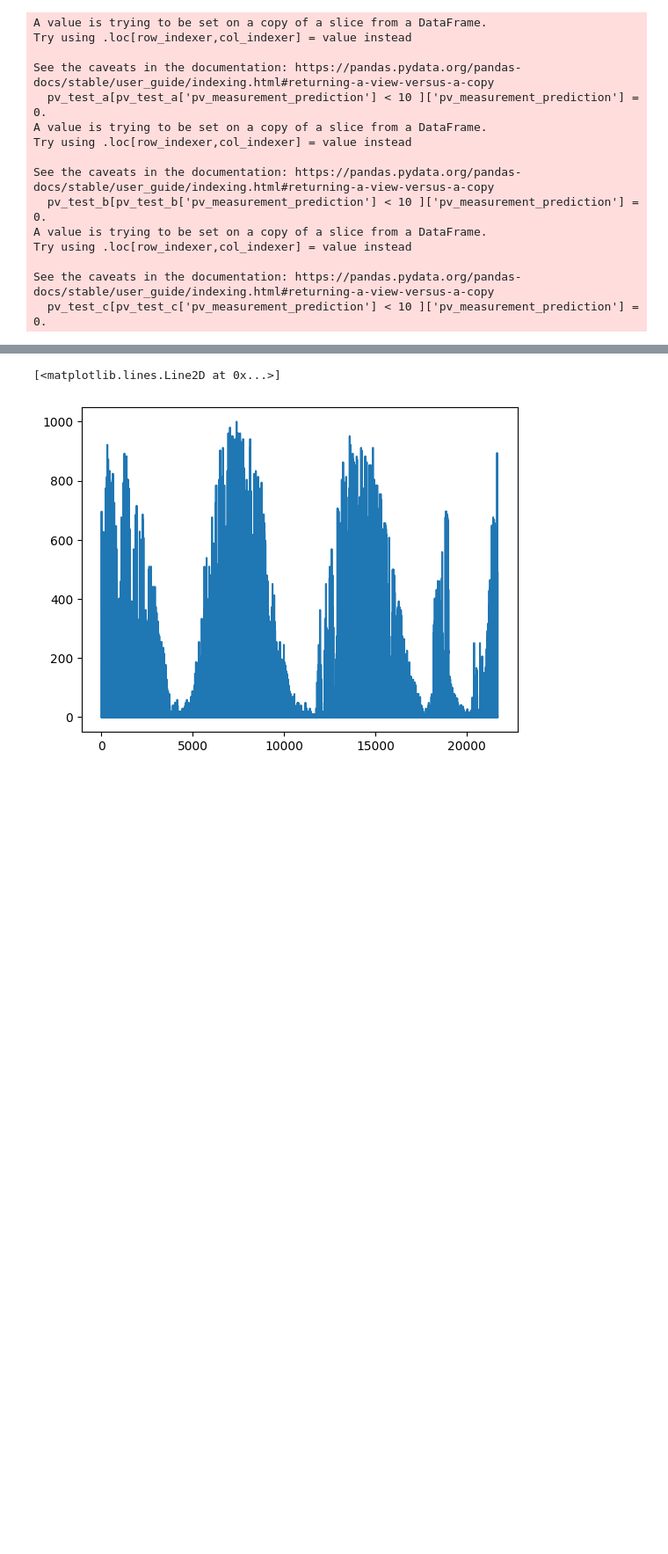
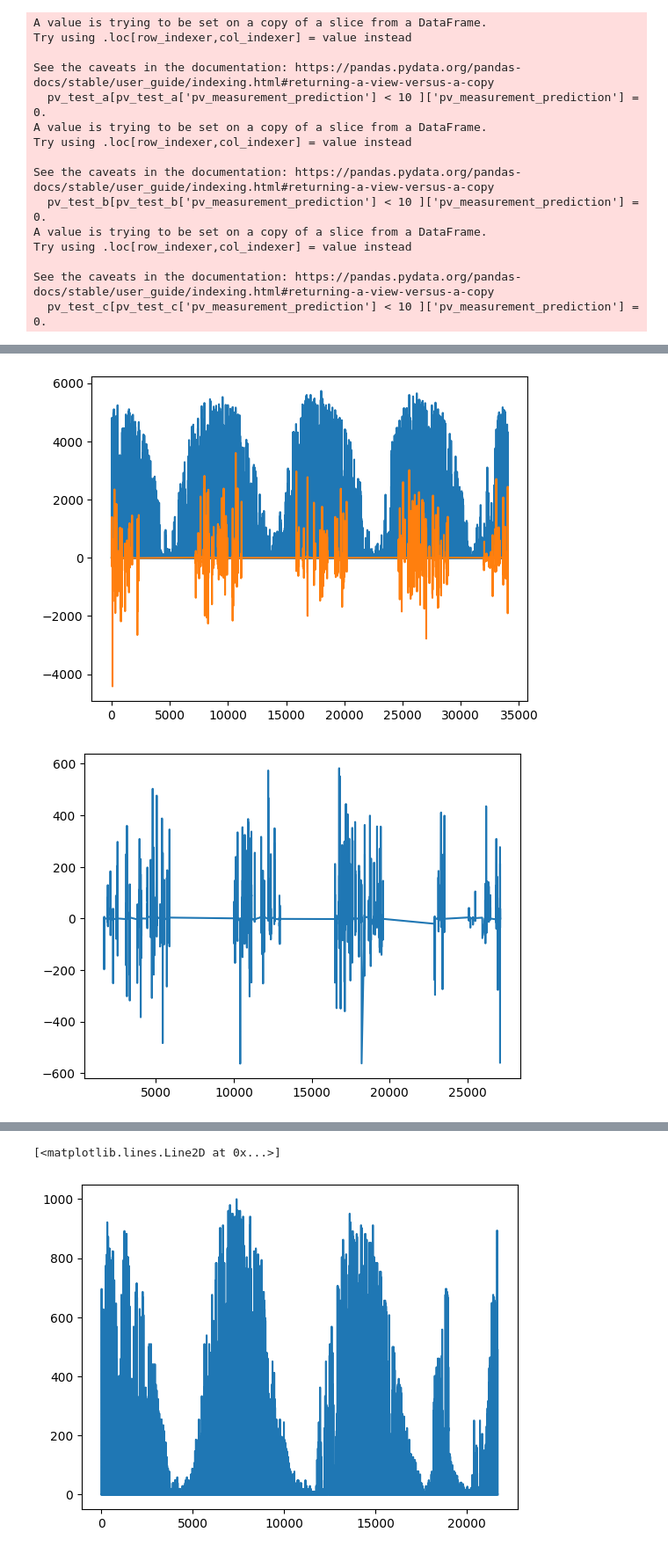
Before and after one commit to art-test-stack/ml_competition, a Jupyter notebook: XGBoost_separated_loc_hypparams_rd_test_set_by_day.ipynb, the cells around one changed output, grey strips where cells are left out. Shown: that part at 88% size. Cells and saved outputs as stored; diff of their text form; code cells hidden in the pictures; blank space fills up the shorter version.

```diff
--- a/XGBoost_separated_loc_hypparams_rd_test_set_by_day.ipynb
+++ b/XGBoost_separated_loc_hypparams_rd_test_set_by_day.ipynb
@@ -579,0 +564,12 @@ graph = pv_all_c[['pv_measurement','pv_measurement_prediction']].plot(figsize=(1
+# %%
+# pv_all_a[['pv_measurement','pv_measurement_prediction']].plot(figsize=(15, 5)).scatter('pv_measurement','pv_measurement_prediction')
+plt.plot(pv_all_a['pv_measurement'])
+plt.plot(pv_all_a['pv_measurement'] - pv_all_a['pv_measurement_prediction'])
+plt.show()
+plt.plot(pv_all_b['pv_measurement'] - pv_all_b['pv_measurement_prediction'])
+plt.show()
+plt.plot(pv_all_c['pv_measurement'] - pv_all_c['pv_measurement_prediction'])
+plt.show()
+# %% [output]
+[figure, added]
+[figure, added]
```
Also changed, not shown: parts of 18 cells of this notebook, 14 other files.
